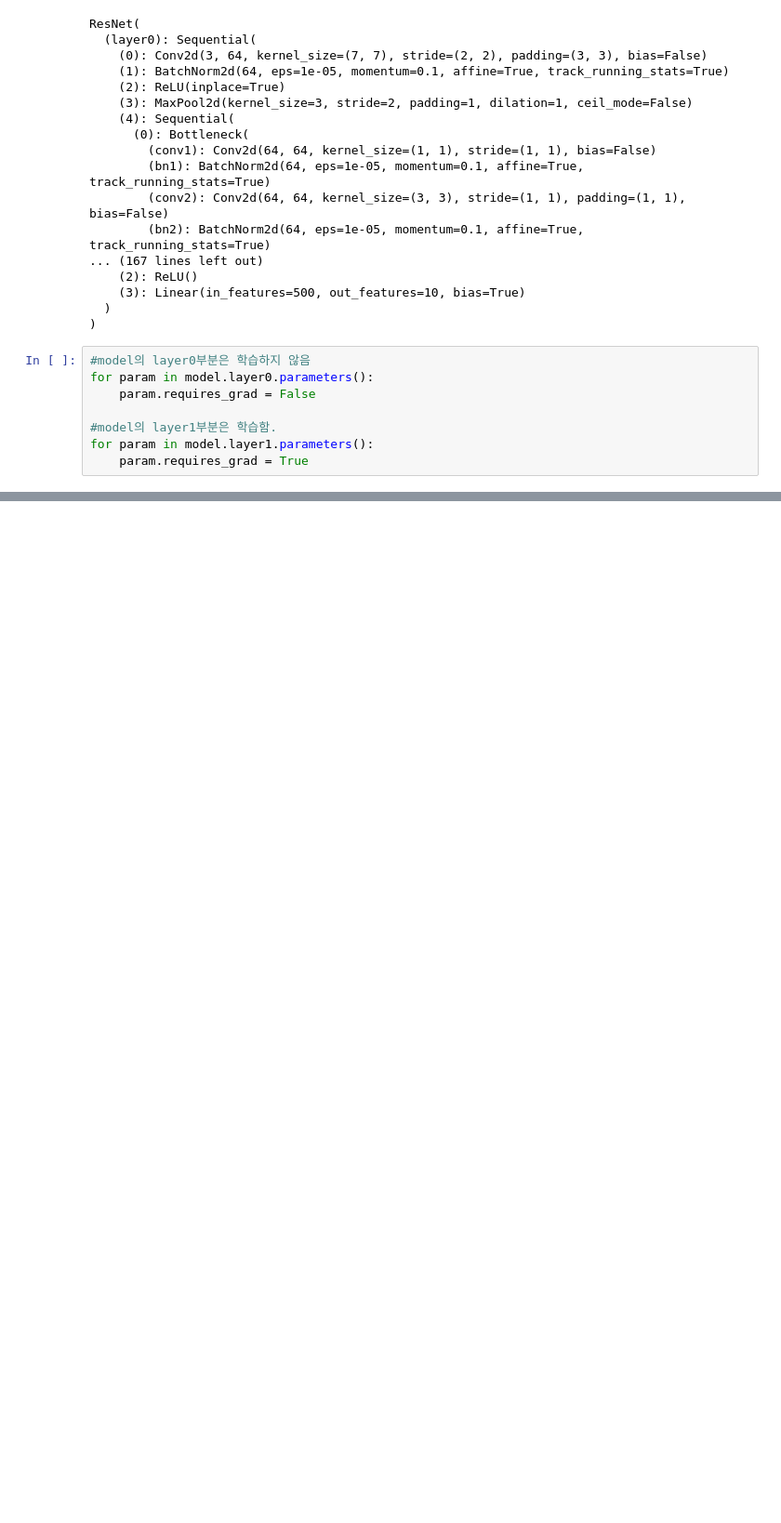
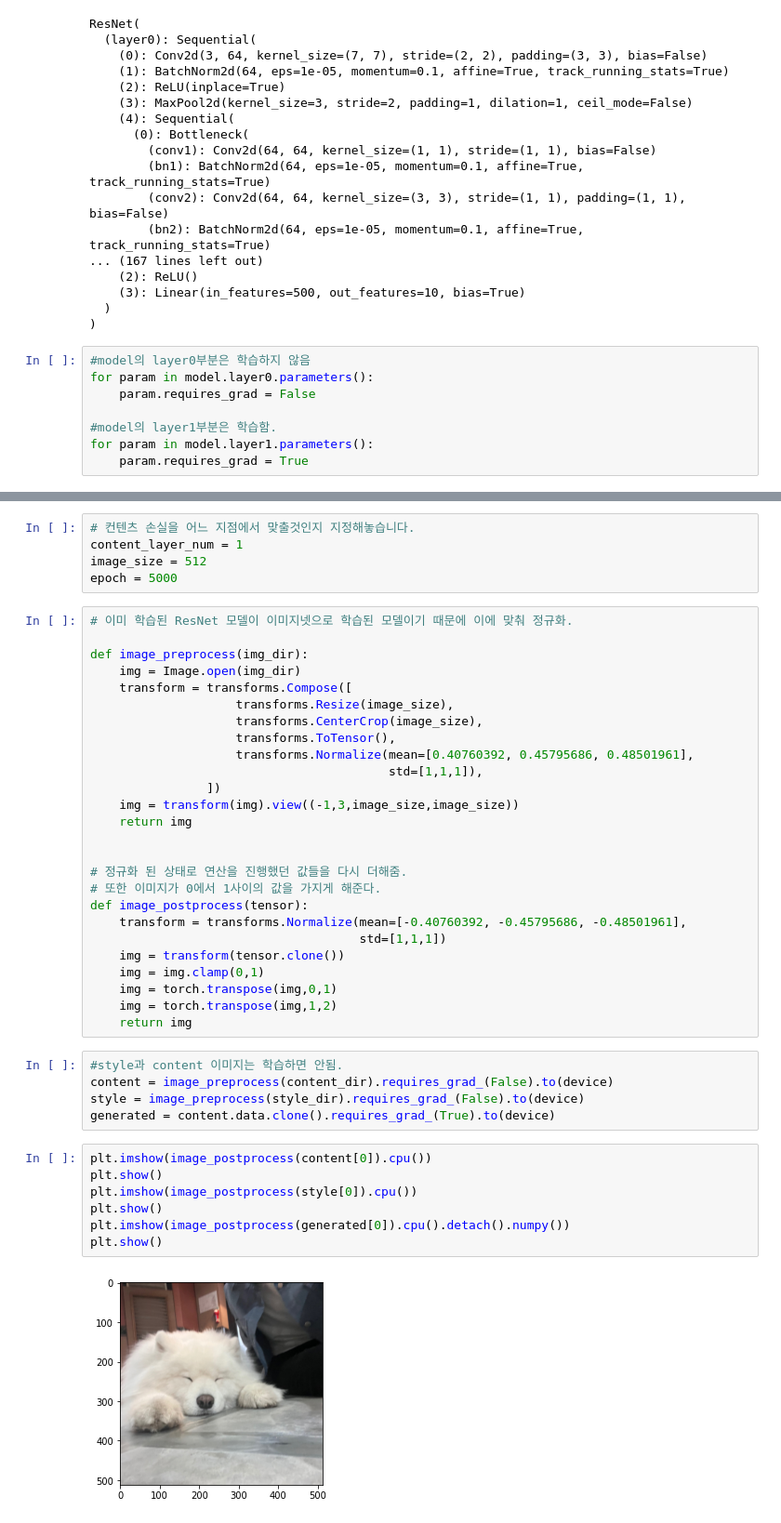
Before and after one commit to ChoiDae1/Pytorch-Study, a Jupyter notebook: Ch8.ipynb, the cells around one changed output, grey strips where cells are left out. Shown at 93% size. Drawn from its saved outputs; the diff is of its cells as text; blank space fills up the shorter version.

```diff
--- a/Ch8.ipynb
+++ b/Ch8.ipynb
@@ -135,0 +145,45 @@ Style Transfomer의 구조를 쉽게 설명하면, 어떤 이미지의 스타일
+# %%
+# 컨텐츠 손실을 어느 지점에서 맞출것인지 지정해놓습니다.
+content_layer_num = 1
+image_size = 512
+epoch = 5000
+# %%
+# 이미 학습된 ResNet 모델이 이미지넷으로 학습된 모델이기 때문에 이에 맞춰 정규화.
+
+def image_preprocess(img_dir):
+    img = Image.open(img_dir)
+    transform = transforms.Compose([
+                    transforms.Resize(image_size),
+                    transforms.CenterCrop(image_size),
+                    transforms.ToTensor(),
+                    transforms.Normalize(mean=[0.40760392, 0.45795686, 0.48501961],
+                                         std=[1,1,1]),
+                ])
+    img = transform(img).view((-1,3,image_size,image_size))
+    return img
+
+
+# 정규화 된 상태로 연산을 진행했던 값들을 다시 더해줌.
+# 또한 이미지가 0에서 1사이의 값을 가지게 해준다.
+def image_postprocess(tensor):
+    transform = transforms.Normalize(mean=[-0.40760392, -0.45795686, -0.48501961],
+                                     std=[1,1,1])
+    img = transform(tensor.clone())
+    img = img.clamp(0,1)
+    img = torch.transpose(img,0,1)
+    img = torch.transpose(img,1,2)
+    return img
+# %%
+#style과 content 이미지는 학습하면 안됨.
+content = image_preprocess(content_dir).requires_grad_(False).to(device)
+style = image_preprocess(style_dir).requires_grad_(False).to(device)
+generated = content.data.clone().requires_grad_(True).to(device)
+# %%
+plt.imshow(image_postprocess(content[0]).cpu())
+plt.show()
+plt.imshow(image_postprocess(style[0]).cpu())
+plt.show()
+plt.imshow(image_postprocess(generated[0]).cpu().detach().numpy())
+plt.show()
+# %% [output]
+[figure, added]
```
Also changed, not shown: parts of 14 cells of this notebook, 6 other files.
